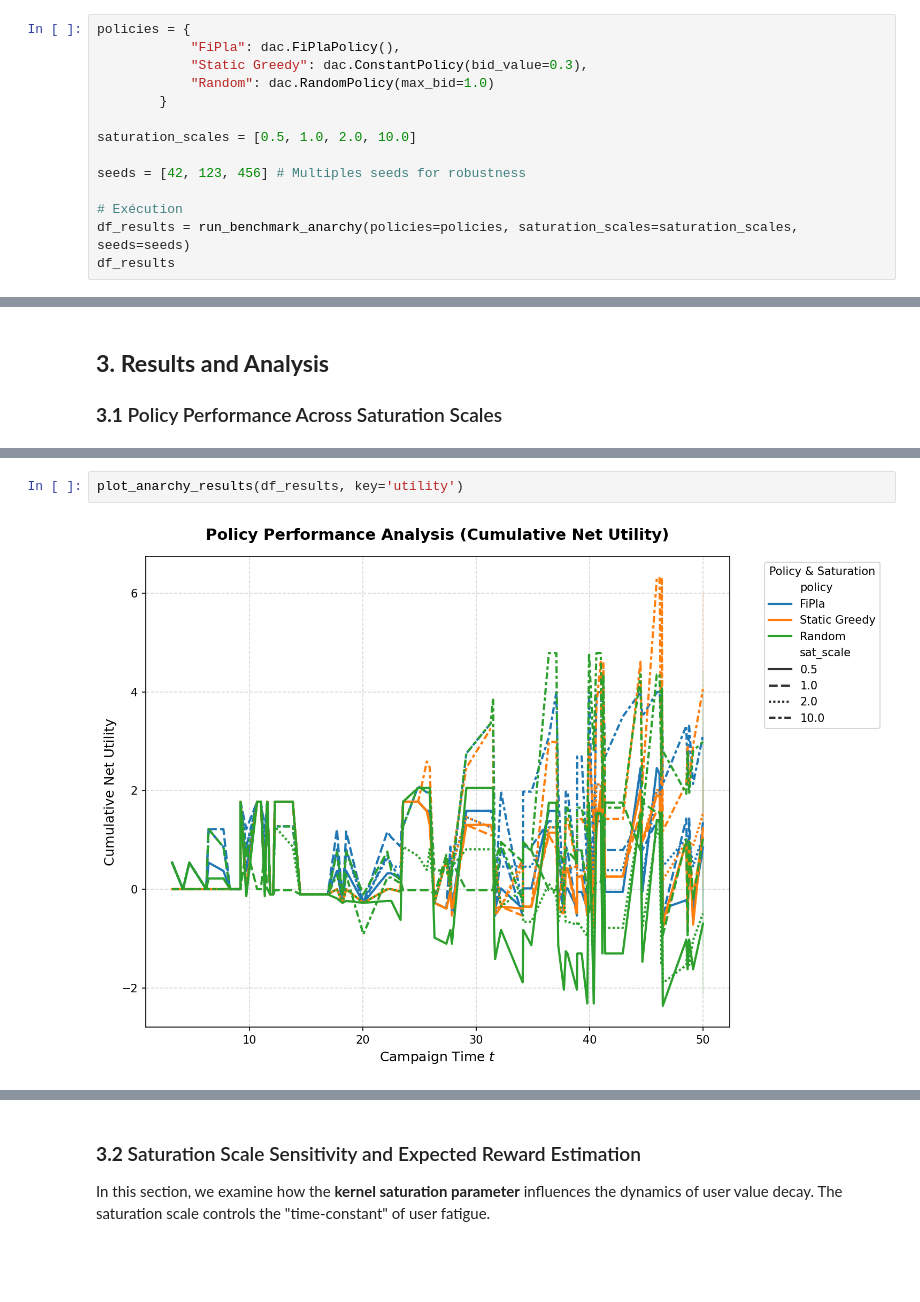
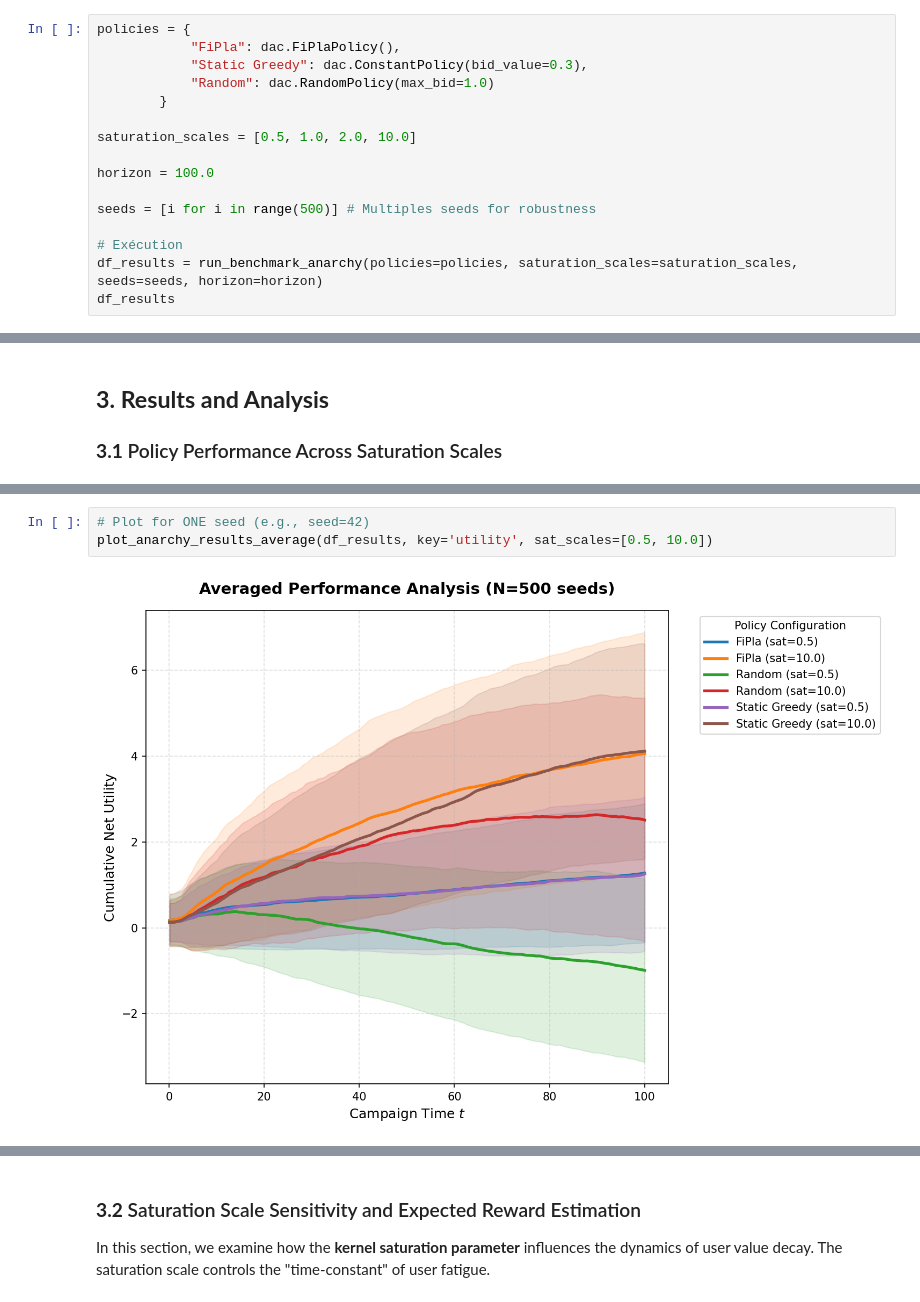
Before and after one commit to eugeniepatard/dynamauction, a Jupyter notebook: benchmark/benchmark_experiments.ipynb, the cells around one changed output, grey strips where cells are left out. Saved outputs shown, nothing was run; the diff lists cells and outputs as text; blank space fills up the shorter version.

```diff
--- a/benchmark/benchmark_experiments.ipynb
+++ b/benchmark/benchmark_experiments.ipynb
@@ -86,10 +88,12 @@ policies = {
 
 saturation_scales = [0.5, 1.0, 2.0, 10.0]
 
-seeds = [42, 123, 456] # Multiples seeds for robustness
+horizon = 100.0
+
+seeds = [i for i in range(500)] # Multiples seeds for robustness
 
 # Exécution
-df_results = run_benchmark_anarchy(policies=policies, saturation_scales=saturation_scales, seeds=seeds)
+df_results = run_benchmark_anarchy(policies=policies, saturation_scales=saturation_scales, seeds=seeds, horizon=horizon)
 df_results
 # %% [output]
 |  | t | utility | net_reward | context | expected_value | won | seed | policy | sat_scale |
@@ -172,7 +176,8 @@ Random        0.5        -0.014  1.336 -2.363  2.055     -0.026  0.293  31
 # %%
-plot_anarchy_results(df_results, key='utility')
+# Plot for ONE seed (e.g., seed=42)
+plot_anarchy_results_average(df_results, key='utility', sat_scales=[0.5, 10.0])
 # %% [output]
-[figure, old version]
+[figure, new version]
 # %% [markdown]
 #### **Analysis: Reactive Adaptation vs. Intertemporal Myopia**
 
```
Also changed, not shown: parts of 15 cells of this notebook, 2 other files.
